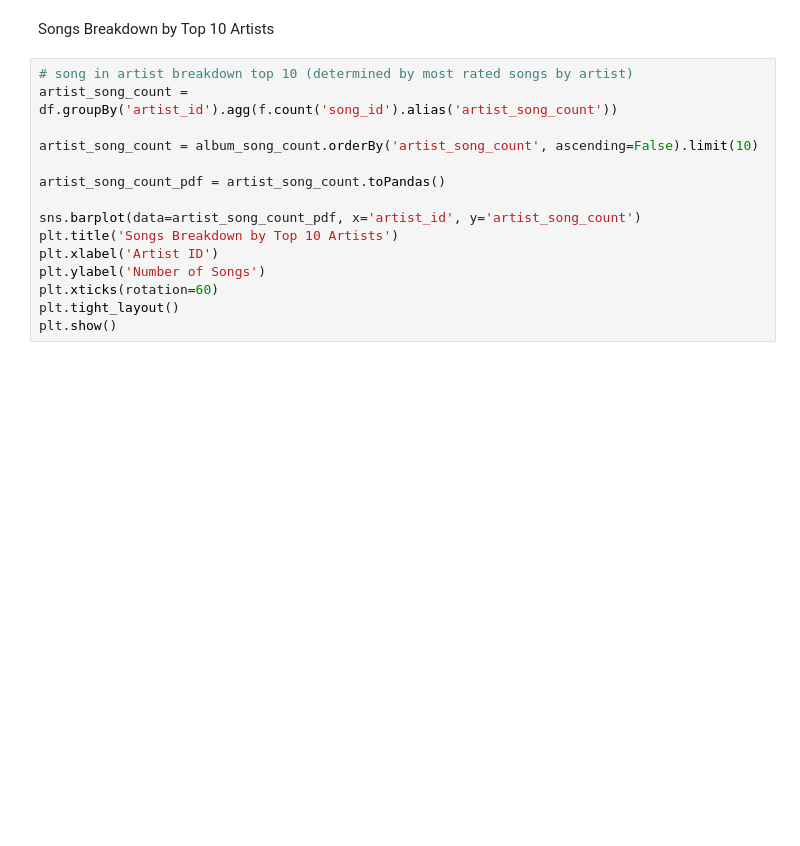
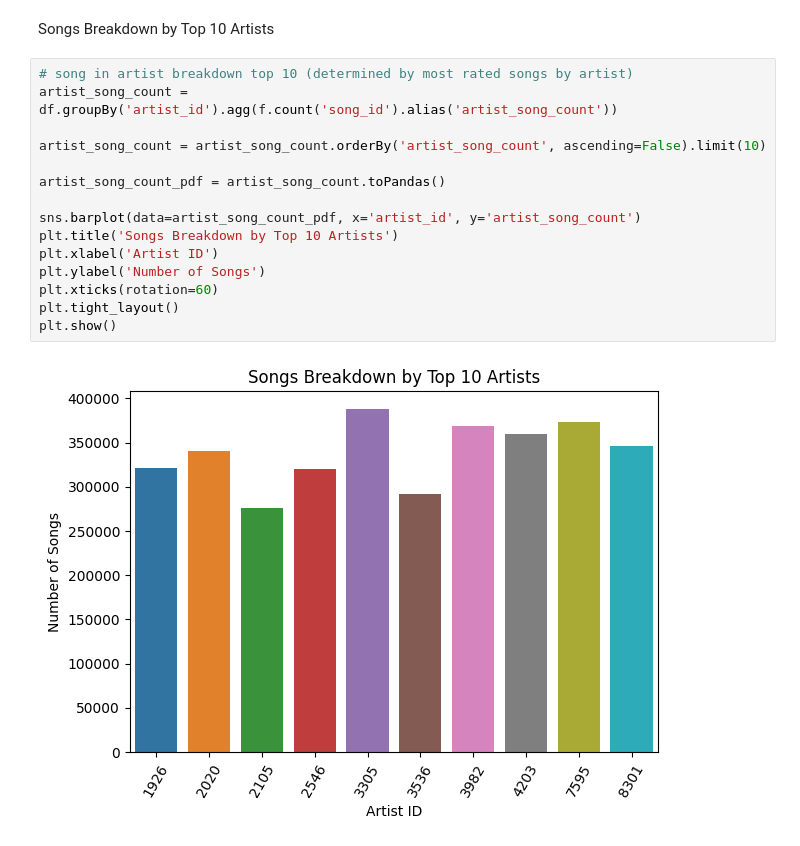
Before and after one commit to BlakeCrowther/scalable-music-recommender, a Jupyter notebook: notebooks/EDA.ipynb, the cells around one changed output. Cells and saved outputs as stored; diff of their text form; blank space fills up the shorter version.

```diff
--- a/notebooks/EDA.ipynb
+++ b/notebooks/EDA.ipynb
@@ -348,15 +354,17 @@ Songs Breakdown by Top 10 Artists
 # %%
 # song in artist breakdown top 10 (determined by most rated songs by artist)
 artist_song_count = df.groupBy('artist_id').agg(f.count('song_id').alias('artist_song_count'))
 
-artist_song_count = album_song_count.orderBy('artist_song_count', ascending=False).limit(10)
+artist_song_count = artist_song_count.orderBy('artist_song_count', ascending=False).limit(10)
 
 artist_song_count_pdf = artist_song_count.toPandas()
 
 sns.barplot(data=artist_song_count_pdf, x='artist_id', y='artist_song_count')
 plt.title('Songs Breakdown by Top 10 Artists')
 plt.xlabel('Artist ID')
 plt.ylabel('Number of Songs')
 plt.xticks(rotation=60)
 plt.tight_layout()
 plt.show()
+# %% [output]
+[figure, added]
```
Also changed, not shown: parts of 7 cells of this notebook.
